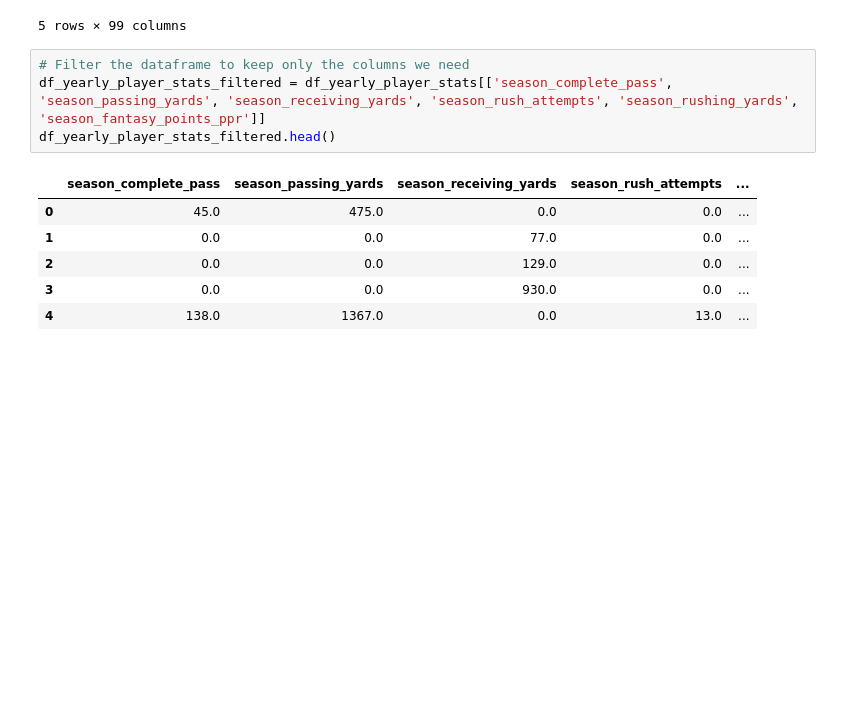
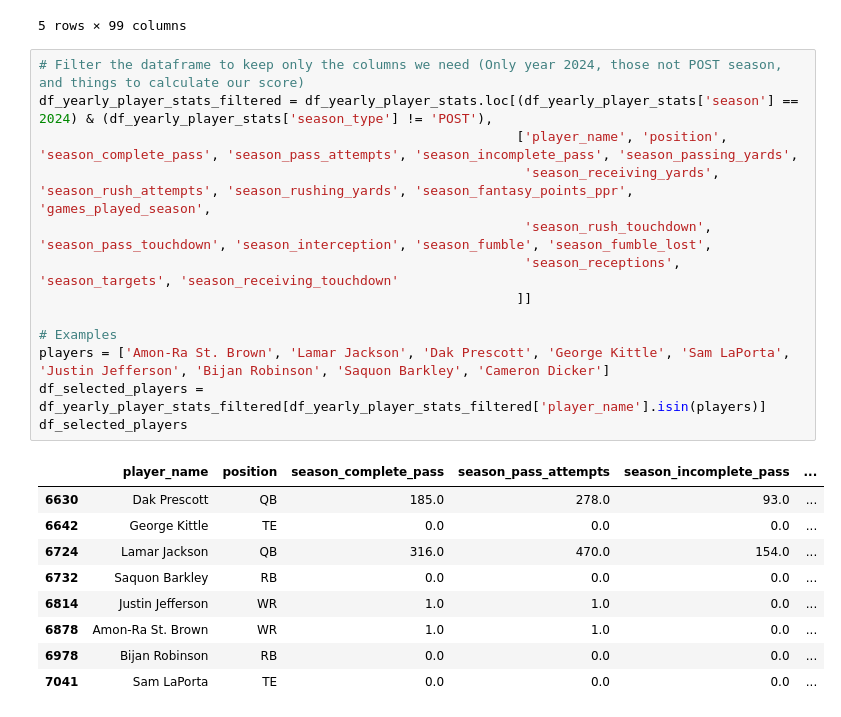
Before and after one commit to fdac25/football, a Jupyter notebook: football.ipynb, the cells around one changed output. Drawn from its saved outputs; the diff is of its cells as text; blank space fills up the shorter version.

Commit message:
Added more filters

```diff
--- a/football.ipynb
+++ b/football.ipynb
@@ -51,14 +52,26 @@ df_yearly_team_stats.head()
 | 3 | BAL | 2012 | POST | 97.0 | 53.0 | 134.0 | 2.0 | 1679 | ... |
 | 4 | BAL | 2012 | REG | 452.0 | 257.0 | 608.0 | 9.0 | 5897 | ... |
 5 rows × 99 columns
-# %%
-# Filter the dataframe to keep only the columns we need
-df_yearly_player_stats_filtered = df_yearly_player_stats[['season_complete_pass', 'season_passing_yards', 'season_receiving_yards', 'season_rush_attempts', 'season_rushing_yards', 'season_fantasy_points_ppr']]
-df_yearly_player_stats_filtered.head()
-# %% [output]
-|  | season_complete_pass | season_passing_yards | season_receiving_yards | season_rush_attempts | ... |
-| 0 | 45.0 | 475.0 | 0.0 | 0.0 | ... |
-| 1 | 0.0 | 0.0 | 77.0 | 0.0 | ... |
-| 2 | 0.0 | 0.0 | 129.0 | 0.0 | ... |
-| 3 | 0.0 | 0.0 | 930.0 | 0.0 | ... |
-| 4 | 138.0 | 1367.0 | 0.0 | 13.0 | ... |
+# %%
+# Filter the dataframe to keep only the columns we need (Only year 2024, those not POST season, and things to calculate our score)
+df_yearly_player_stats_filtered = df_yearly_player_stats.loc[(df_yearly_player_stats['season'] == 2024) & (df_yearly_player_stats['season_type'] != 'POST'),
+                                                             ['player_name', 'position', 'season_complete_pass', 'season_pass_attempts', 'season_incomplete_pass', 'season_passing_yards',
+                                                              'season_receiving_yards', 'season_rush_attempts', 'season_rushing_yards', 'season_fantasy_points_ppr', 'games_played_season',
+                                                              'season_rush_touchdown', 'season_pass_touchdown', 'season_interception', 'season_fumble', 'season_fumble_lost',
+                                                              'season_receptions', 'season_targets', 'season_receiving_touchdown'
+                                                             ]]
+
+# Examples
+players = ['Amon-Ra St. Brown', 'Lamar Jackson', 'Dak Prescott', 'George Kittle', 'Sam LaPorta', 'Justin Jefferson', 'Bijan Robinson', 'Saquon Barkley', 'Cameron Dicker']
+df_selected_players = df_yearly_player_stats_filtered[df_yearly_player_stats_filtered['player_name'].isin(players)]
+df_selected_players
+# %% [output]
+|  | player_name | position | season_complete_pass | season_pass_attempts | season_incomplete_pass | ... |
+| 6630 | Dak Prescott | QB | 185.0 | 278.0 | 93.0 | ... |
+| 6642 | George Kittle | TE | 0.0 | 0.0 | 0.0 | ... |
+| 6724 | Lamar Jackson | QB | 316.0 | 470.0 | 154.0 | ... |
+| 6732 | Saquon Barkley | RB | 0.0 | 0.0 | 0.0 | ... |
+| 6814 | Justin Jefferson | WR | 1.0 | 1.0 | 0.0 | ... |
+| 6878 | Amon-Ra St. Brown | WR | 1.0 | 1.0 | 0.0 | ... |
+| 6978 | Bijan Robinson | RB | 0.0 | 0.0 | 0.0 | ... |
+| 7041 | Sam LaPorta | TE | 0.0 | 0.0 | 0.0 | ... |
```
Also changed, not shown: parts of 1 cell of this notebook.
